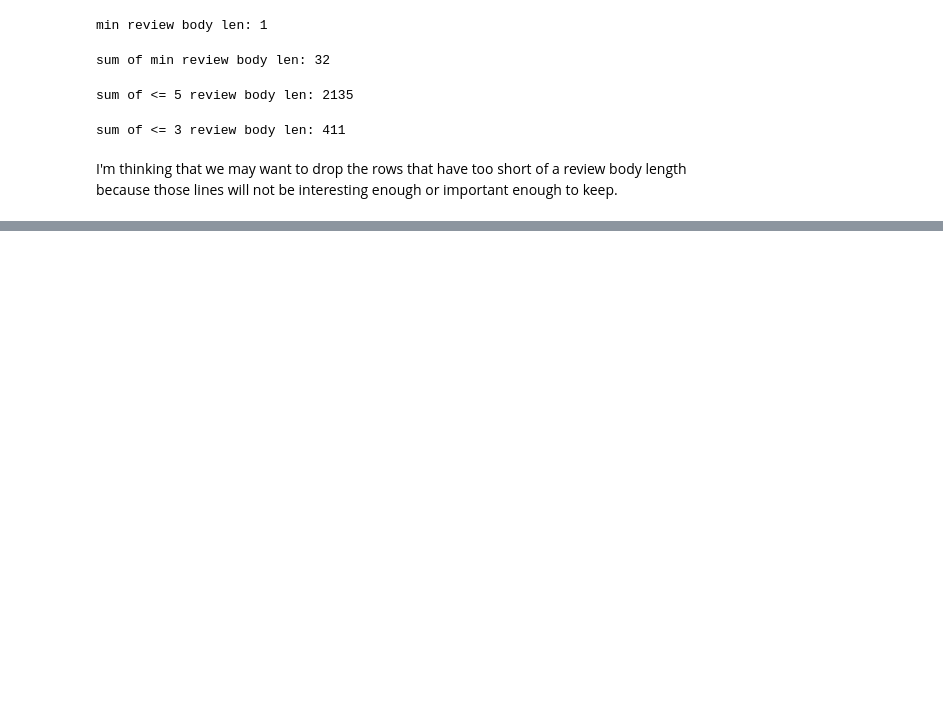
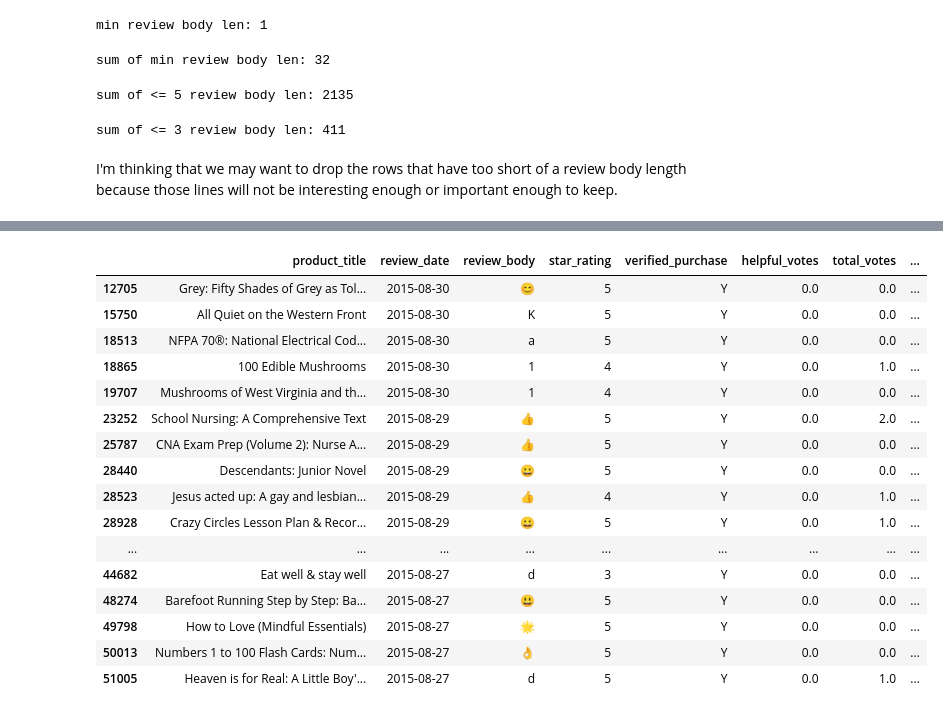
Before and after one commit to TKarlovitzDrexel/DSCI591_ACRSent, a Jupyter notebook: DSCI591_books_exploratory.ipynb, the cells around one changed output, grey strips where cells are left out. Saved outputs shown, nothing was run; the diff lists cells and outputs as text; code cells hidden in the pictures; blank space fills up the shorter version.

```diff
--- a/DSCI591_books_exploratory.ipynb
+++ b/DSCI591_books_exploratory.ipynb
@@ -118,0 +156,20 @@ I'm thinking that we may want to drop the rows that have too short of a review b
+# %%
+df_short1.head(20)
+# %% [output]
+|  | product_title | review_date | review_body | star_rating | verified_purchase | helpful_votes | total_votes | ... |
+| 12705 | Grey: Fifty Shades of Grey as Tol... | 2015-08-30 | 😊 | 5 | Y | 0.0 | 0.0 | ... |
+| 15750 | All Quiet on the Western Front | 2015-08-30 | K | 5 | Y | 0.0 | 0.0 | ... |
+| 18513 | NFPA 70®: National Electrical Cod... | 2015-08-30 | a | 5 | Y | 0.0 | 0.0 | ... |
+| 18865 | 100 Edible Mushrooms | 2015-08-30 | 1 | 4 | Y | 0.0 | 1.0 | ... |
+| 19707 | Mushrooms of West Virginia and th... | 2015-08-30 | 1 | 4 | Y | 0.0 | 0.0 | ... |
+| 23252 | School Nursing: A Comprehensive Text | 2015-08-29 | 👍 | 5 | Y | 0.0 | 2.0 | ... |
+| 25787 | CNA Exam Prep (Volume 2): Nurse A... | 2015-08-29 | 👍 | 5 | Y | 0.0 | 0.0 | ... |
+| 28440 | Descendants: Junior Novel | 2015-08-29 | 😀 | 5 | Y | 0.0 | 0.0 | ... |
+| 28523 | Jesus acted up: A gay and lesbian... | 2015-08-29 | 👍 | 4 | Y | 0.0 | 1.0 | ... |
+| 28928 | Crazy Circles Lesson Plan & Recor... | 2015-08-29 | 😀 | 5 | Y | 0.0 | 1.0 | ... |
+| ... | ... | ... | ... | ... | ... | ... | ... | ... |
+| 44682 | Eat well & stay well | 2015-08-27 | d | 3 | Y | 0.0 | 0.0 | ... |
+| 48274 | Barefoot Running Step by Step: Ba... | 2015-08-27 | 😃 | 5 | Y | 0.0 | 0.0 | ... |
+| 49798 | How to Love (Mindful Essentials) | 2015-08-27 | 🌟 | 5 | Y | 0.0 | 0.0 | ... |
+| 50013 | Numbers 1 to 100 Flash Cards: Num... | 2015-08-27 | 👌 | 5 | Y | 0.0 | 0.0 | ... |
+| 51005 | Heaven is for Real: A Little Boy'... | 2015-08-27 | d | 5 | Y | 0.0 | 1.0 | ... |
```
Also changed, not shown: parts of 11 cells of this notebook.
